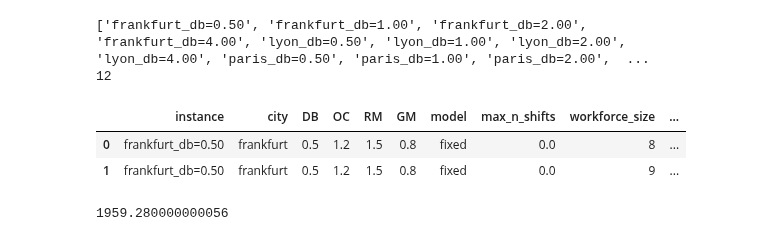
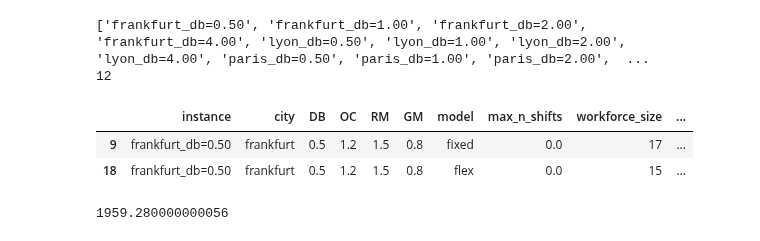
Before and after one commit to carlosperez1997/lmd-sizing-scheduling, a Jupyter notebook: code_team/code_cm/check_workforce_size_output.ipynb, the cells around one changed output. Saved outputs shown, nothing was run; the diff lists cells and outputs as text; code cells hidden in the pictures.

```diff
--- a/code_team/code_cm/check_workforce_size_output.ipynb
+++ b/code_team/code_cm/check_workforce_size_output.ipynb
@@ -47,21 +47,24 @@ for base_file in list_city_dt:
 # %%
 df_workforce = pd.concat(list_workforce_xlsx, ignore_index = True)
 
 df_workforce.columns = ['instance', 'city', 'DB', 'OC',
        'RM', 'GM', 'model', 'max_n_shifts',
        'workforce_size', 'wage_costs', 'objective_value',
        'objective_value_post_wage', 'workforce_size_trial']
 df_workforce.loc[df_workforce['max_n_shifts'].isna(), 'max_n_shifts'] = 0
 
 df_workforce['max_'] = df_workforce.groupby(by = ['instance','OC','model','max_n_shifts'])['workforce_size_trial'].transform('max')
 df_workforce = df_workforce[df_workforce['max_']!=df_workforce['workforce_size_trial']]
+
+df_workforce['max_'] = df_workforce.groupby(by = ['instance','OC','model','max_n_shifts'])['workforce_size_trial'].transform('max')
+df_workforce = df_workforce[df_workforce['max_']==df_workforce['workforce_size_trial']]
 df_workforce.drop(columns = ['max_'], inplace = True)
 
 df_workforce.head(2)
 # %% [output]
 |  | instance | city | DB | OC | RM | GM | model | max_n_shifts | workforce_size | ... |
-| 0 | frankfurt_db=0.50 | frankfurt | 0.5 | 1.2 | 1.5 | 0.8 | fixed | 0.0 | 8 | ... |
-| 1 | frankfurt_db=0.50 | frankfurt | 0.5 | 1.2 | 1.5 | 0.8 | fixed | 0.0 | 9 | ... |
+| 9 | frankfurt_db=0.50 | frankfurt | 0.5 | 1.2 | 1.5 | 0.8 | fixed | 0.0 | 17 | ... |
+| 18 | frankfurt_db=0.50 | frankfurt | 0.5 | 1.2 | 1.5 | 0.8 | flex | 0.0 | 15 | ... |
 # %%
 df_workforce.loc[0,'objective_value']
 # %% [output]
```
Also changed, not shown: 1 other file.
